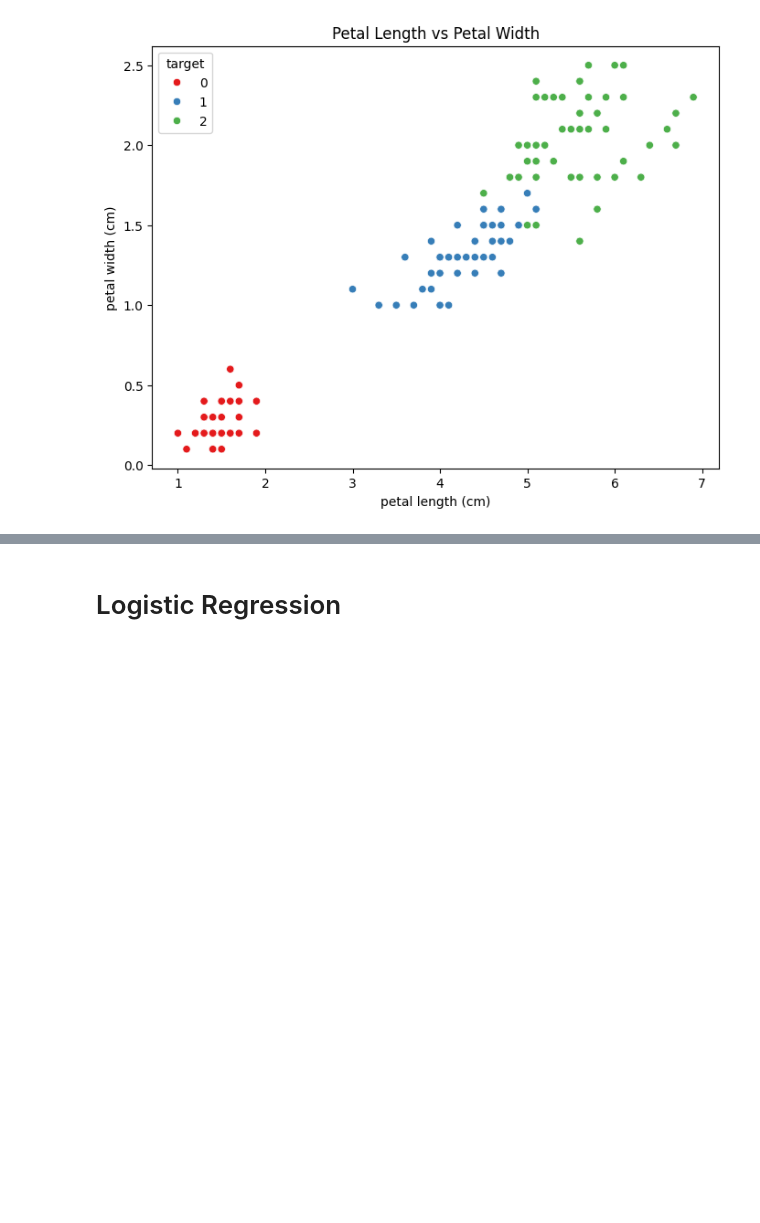
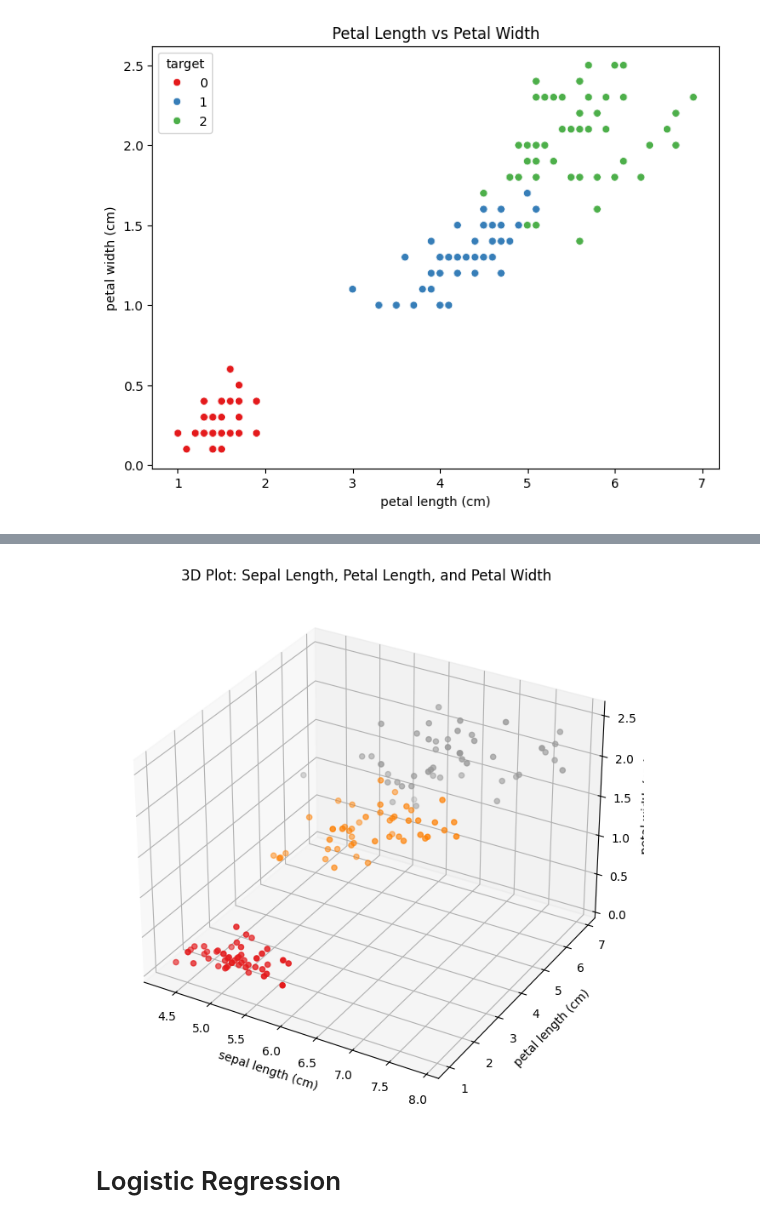
Before and after one commit to Julian-L-Avila/Data-Mining-2024-3, a Jupyter notebook: Classification-Notebook/main.sync.ipynb, the cells around one changed output, grey strips where cells are left out. Drawn from its saved outputs; the diff is of its cells as text; code cells hidden in the pictures; blank space fills up the shorter version.

```diff
--- a/Classification-Notebook/main.sync.ipynb
+++ b/Classification-Notebook/main.sync.ipynb
@@ -56,3 +86,22 @@ plt.show()
+# %%
+# 3D plot for Sepal Length, Petal Length, and Petal Width
+fig = plt.figure(figsize=(10, 8))
+ax = fig.add_subplot(111, projection='3d')
+
+# Plotting the points
+scatter = ax.scatter(iris_df[iris.feature_names[0]], iris_df[iris.feature_names[2]], iris_df[iris.feature_names[3]],
+                     c=iris_df['target'], cmap='Set1', marker='o')
+
+# Adding labels
+ax.set_xlabel(iris.feature_names[0])
+ax.set_ylabel(iris.feature_names[2])
+ax.set_zlabel(iris.feature_names[3])
+plt.title('3D Plot: Sepal Length, Petal Length, and Petal Width')
+
+# Show the plot
+plt.show()
+# %% [output]
+[figure, added]
 # %% [markdown]
 # Logistic Regression
 # %%
```
Also changed, not shown: parts of 8 cells of this notebook, 1 other file.
